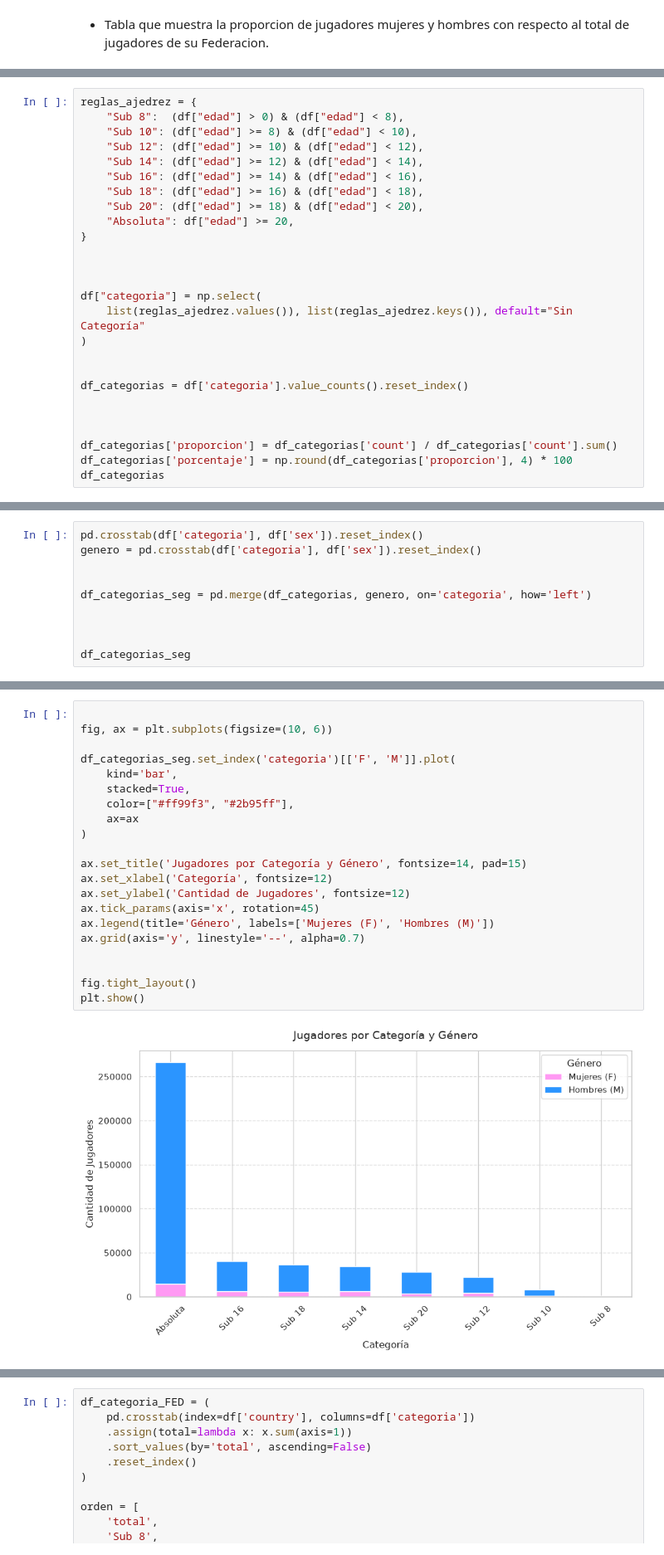
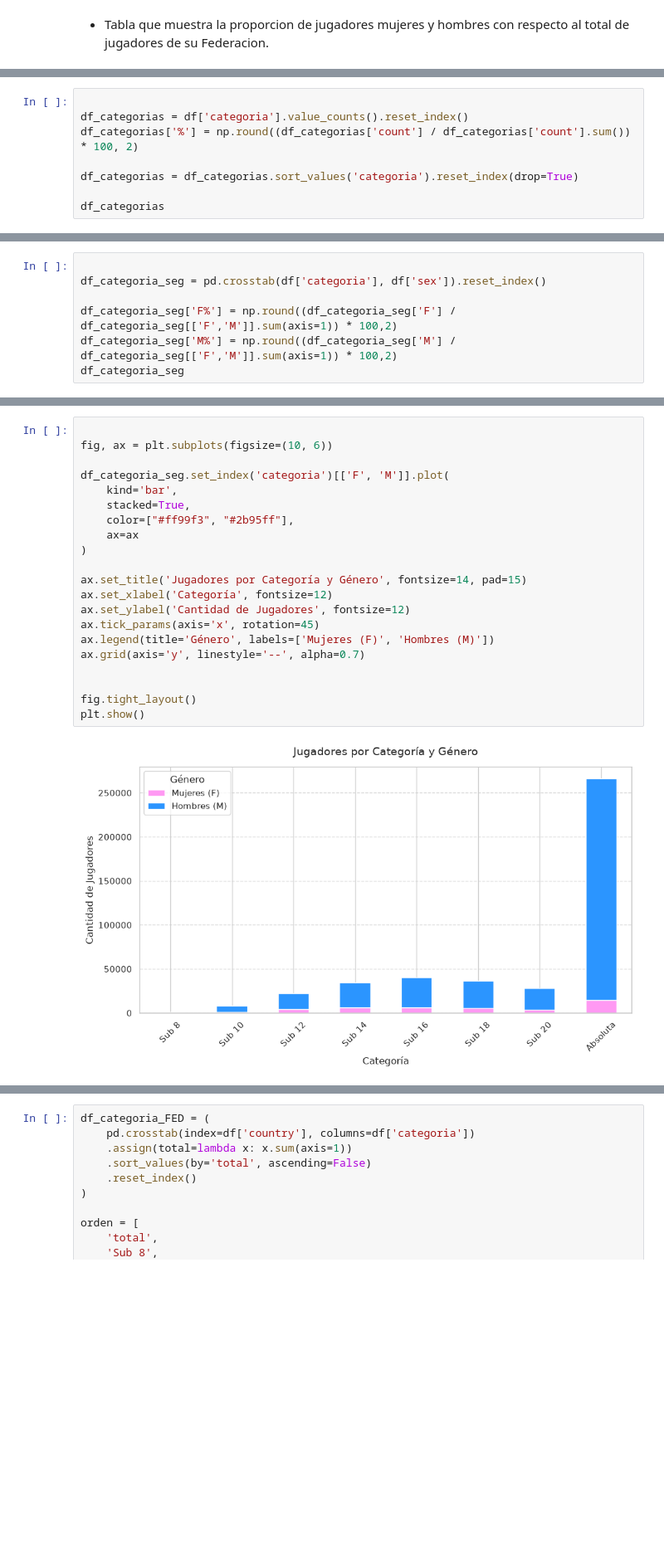
Before and after one commit to Entropy-v0/Kepler-ChessAnalytics, a Jupyter notebook: notebooks/02-demografia_edad_genero.ipynb, the cells around one changed output, grey strips where cells are left out. Shown at 83% size. Cells and saved outputs as stored; diff of their text form; blank space fills up the shorter version.

Commit message:
Modulo de analisis y visualizacion descriptiva para distribuciones de una variable. Estructuracion de notebooks

```diff
--- a/notebooks/02-demografia_edad_genero.ipynb
+++ b/notebooks/02-demografia_edad_genero.ipynb
@@ -191,27 +264,9 @@ plt.show()
 # %%
-reglas_ajedrez = {
-    "Sub 8":  (df["edad"] > 0) & (df["edad"] < 8),
-    "Sub 10": (df["edad"] >= 8) & (df["edad"] < 10),
-    "Sub 12": (df["edad"] >= 10) & (df["edad"] < 12),
-    "Sub 14": (df["edad"] >= 12) & (df["edad"] < 14),
-    "Sub 16": (df["edad"] >= 14) & (df["edad"] < 16),
-    "Sub 18": (df["edad"] >= 16) & (df["edad"] < 18),
-    "Sub 20": (df["edad"] >= 18) & (df["edad"] < 20),
-    "Absoluta": df["edad"] >= 20,
-}
-
-
-
-df["categoria"] = np.select(
-    list(reglas_ajedrez.values()), list(reglas_ajedrez.keys()), default="Sin Categoría"
-)
-
 
 df_categorias = df['categoria'].value_counts().reset_index()
+df_categorias['%'] = np.round((df_categorias['count'] / df_categorias['count'].sum()) * 100, 2)
 
+df_categorias = df_categorias.sort_values('categoria').reset_index(drop=True)
 
-
-df_categorias['proporcion'] = df_categorias['count'] / df_categorias['count'].sum()
-df_categorias['porcentaje'] = np.round(df_categorias['proporcion'], 4) * 100
 df_categorias
 # %% [output]
@@ -284,11 +365,8 @@ plt.show()
 # %%
-pd.crosstab(df['categoria'], df['sex']).reset_index()
-genero = pd.crosstab(df['categoria'], df['sex']).reset_index()
 
+df_categoria_seg = pd.crosstab(df['categoria'], df['sex']).reset_index()
 
-df_categorias_seg = pd.merge(df_categorias, genero, on='categoria', how='left')
-
-
-
-df_categorias_seg
+df_categoria_seg['F%'] = np.round((df_categoria_seg['F'] / df_categoria_seg[['F','M']].sum(axis=1)) * 100,2)
+df_categoria_seg['M%'] = np.round((df_categoria_seg['M'] / df_categoria_seg[['F','M']].sum(axis=1)) * 100,2)
+df_categoria_seg
 # %% [output]
@@ -304,24 +382,24 @@ df_categorias_seg
 # %%
 
 fig, ax = plt.subplots(figsize=(10, 6))
 
-df_categorias_seg.set_index('categoria')[['F', 'M']].plot(
+df_categoria_seg.set_index('categoria')[['F', 'M']].plot(
     kind='bar',
     stacked=True,
     color=["#ff99f3", "#2b95ff"],
     ax=ax
 )
 
 ax.set_title('Jugadores por Categoría y Género', fontsize=14, pad=15)
 ax.set_xlabel('Categoría', fontsize=12)
 ax.set_ylabel('Cantidad de Jugadores', fontsize=12)
 ax.tick_params(axis='x', rotation=45)
 ax.legend(title='Género', labels=['Mujeres (F)', 'Hombres (M)'])
 ax.grid(axis='y', linestyle='--', alpha=0.7)
 
 
 fig.tight_layout()
 plt.show()
 # %% [output]
-[figure, old version]
+[figure, new version]
 # %% [markdown]
```
Also changed, not shown: parts of 46 cells of this notebook, 10 other files.
